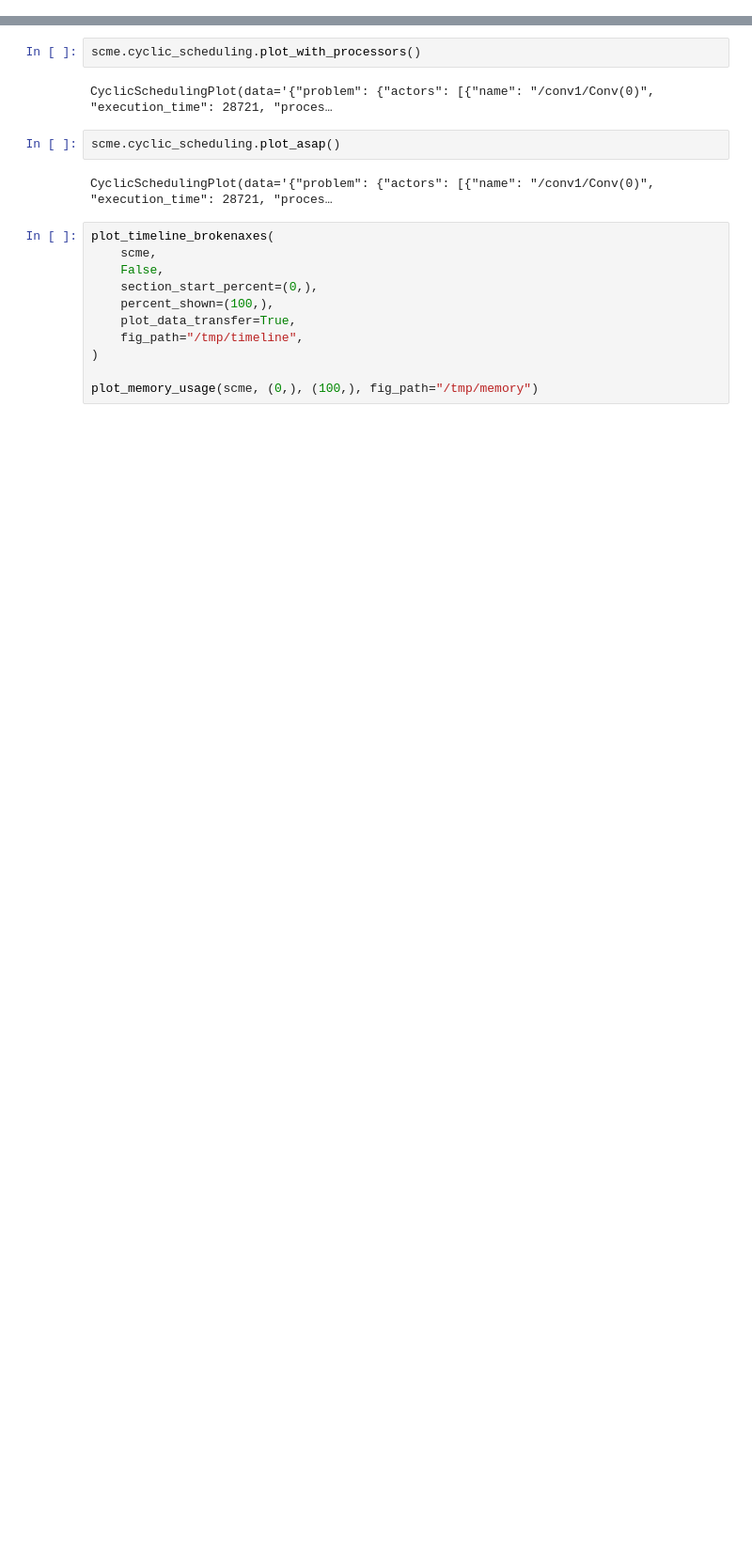
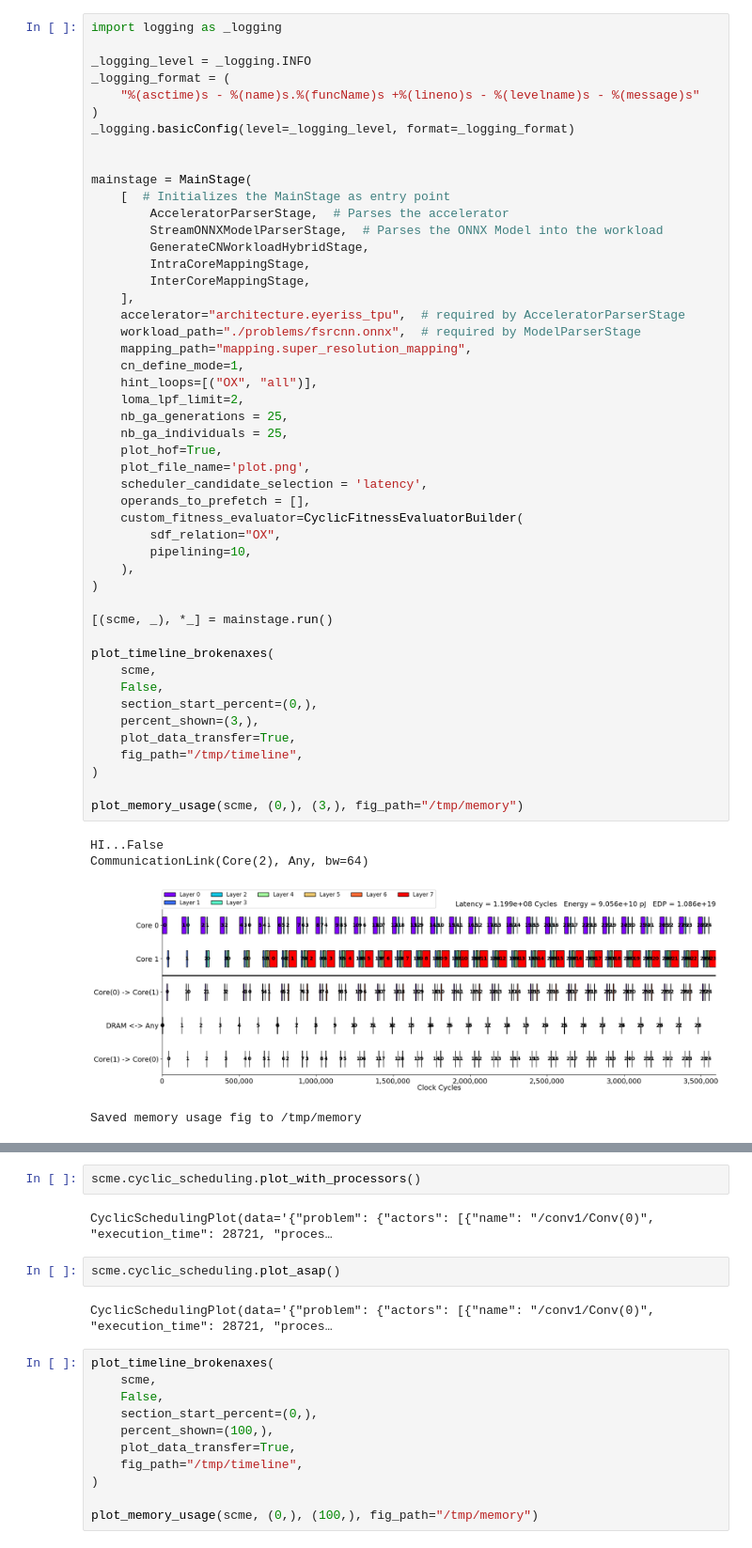
Before and after one commit to Andful/cyclic-scheduling-fitness-evaluator, a Jupyter notebook: example/Conversion.ipynb, the cells around one changed output, grey strips where cells are left out. Shown at 94% size. Cells and saved outputs as stored; diff of their text form; blank space fills up the shorter version.

```diff
--- a/example/Conversion.ipynb
+++ b/example/Conversion.ipynb
@@ -77,0 +166,53 @@ Coefficient statis
+# %%
+import logging as _logging
+
+_logging_level = _logging.INFO
+_logging_format = (
+    "%(asctime)s - %(name)s.%(funcName)s +%(lineno)s - %(levelname)s - %(message)s"
+)
+_logging.basicConfig(level=_logging_level, format=_logging_format)
+
+
+mainstage = MainStage(
+    [  # Initializes the MainStage as entry point
+        AcceleratorParserStage,  # Parses the accelerator
+        StreamONNXModelParserStage,  # Parses the ONNX Model into the workload
+        GenerateCNWorkloadHybridStage,
+        IntraCoreMappingStage,
+        InterCoreMappingStage,
+    ],
+    accelerator="architecture.eyeriss_tpu",  # required by AcceleratorParserStage
+    workload_path="./problems/fsrcnn.onnx",  # required by ModelParserStage
+    mapping_path="mapping.super_resolution_mapping",
+    cn_define_mode=1,
+    hint_loops=[("OX", "all")],
+    loma_lpf_limit=2,
+    nb_ga_generations = 25,
+    nb_ga_individuals = 25,
+    plot_hof=True,
+    plot_file_name='plot.png',
+    scheduler_candidate_selection = 'latency',
+    operands_to_prefetch = [],
+    custom_fitness_evaluator=CyclicFitnessEvaluatorBuilder(
+        sdf_relation="OX",
+        pipelining=10,
+    ),
+)
+
+[(scme, _), *_] = mainstage.run()
+
+plot_timeline_brokenaxes(
+    scme,
+    False,
+    section_start_percent=(0,),
+    percent_shown=(3,),
+    plot_data_transfer=True,
+    fig_path="/tmp/timeline",
+)
+
+plot_memory_usage(scme, (0,), (3,), fig_path="/tmp/memory")
+# %% [output]
+HI...False
+CommunicationLink(Core(2), Any, bw=64)
+[figure, added]
+Saved memory usage fig to /tmp/memory
```
Also changed, not shown: parts of 12 cells of this notebook, 8 other files.
